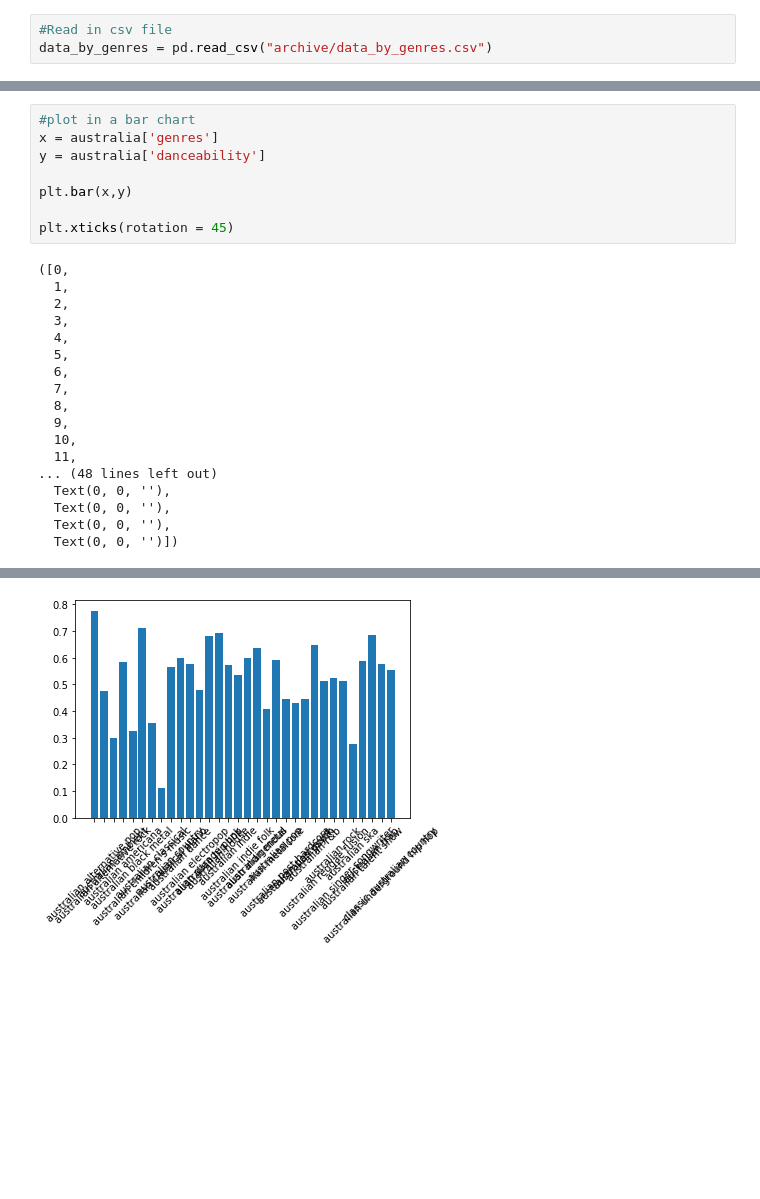
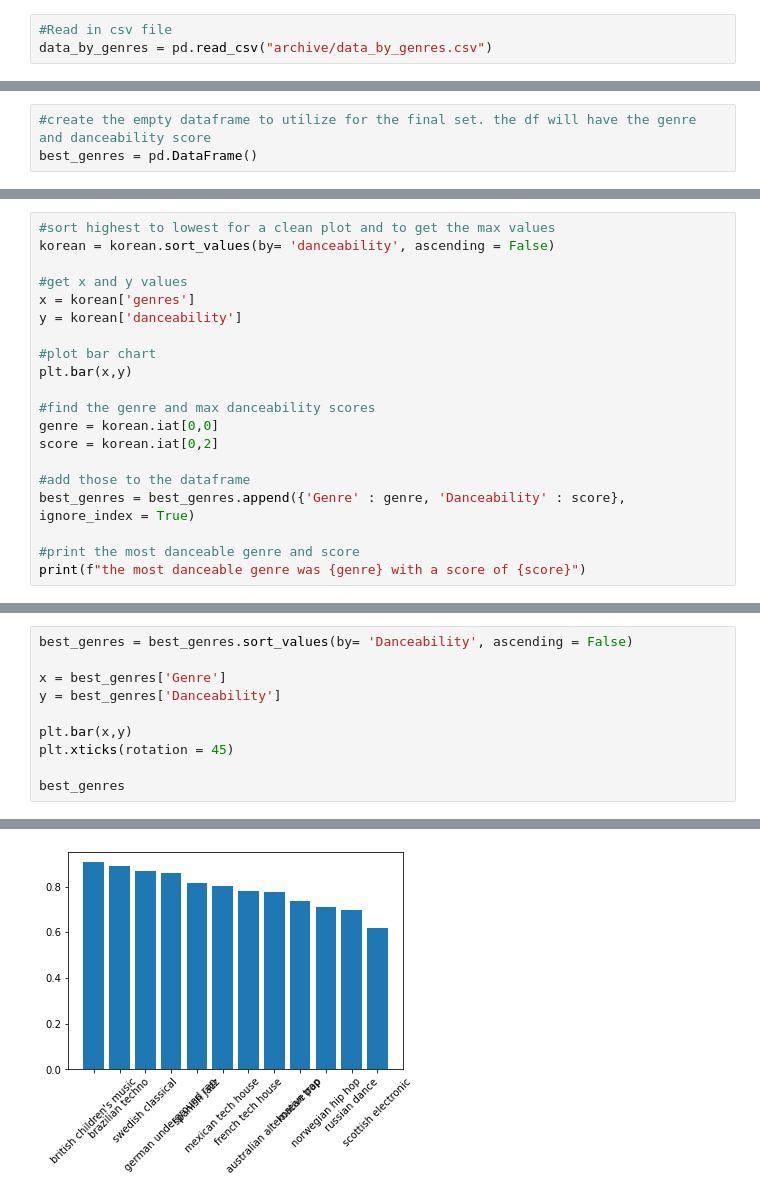
Before and after one commit to collinmpage/NWDS-project-one, a Jupyter notebook: data_visualized.ipynb, the cells around one changed output, grey strips where cells are left out. Drawn from its saved outputs; the diff is of its cells as text; blank space fills up the shorter version.

```diff
--- a/data_visualized.ipynb
+++ b/data_visualized.ipynb
@@ -48,0 +30,3 @@ australia
+# %%
+#create the empty dataframe to utilize for the final set. the df will have the genre and danceability score
+best_genres = pd.DataFrame()
@@ -48,0 +293,20 @@ australia
+# %%
+#sort highest to lowest for a clean plot and to get the max values
+korean = korean.sort_values(by= 'danceability', ascending = False)
+
+#get x and y values
+x = korean['genres']
+y = korean['danceability']
+
+#plot bar chart
+plt.bar(x,y)
+
+#find the genre and max danceability scores
+genre = korean.iat[0,0]
+score = korean.iat[0,2]
+
+#add those to the dataframe
+best_genres = best_genres.append({'Genre' : genre, 'Danceability' : score}, ignore_index = True)
+
+#print the most danceable genre and score
+print(f"the most danceable genre was {genre} with a score of {score}")
@@ -49,26 +316,11 @@ australia
 # %%
-#plot in a bar chart
-x = australia['genres']
-y = australia['danceability']
+best_genres = best_genres.sort_values(by= 'Danceability', ascending = False)
+
+x = best_genres['Genre']
+y = best_genres['Danceability']
 
 plt.bar(x,y)
+plt.xticks(rotation = 45)
 
-plt.xticks(rotation = 45)
+best_genres
 # %% [output]
-([0,
-  1,
-  2,
-  3,
-  4,
-  5,
-  6,
-  7,
-  8,
-  9,
-  10,
-  11,
-... (48 lines left out)
-  Text(0, 0, ''),
-  Text(0, 0, ''),
-  Text(0, 0, ''),
-  Text(0, 0, '')])
@@ -75,2 +340,2 @@ plt.xticks(rotation = 45)
-[figure, old version]
+[figure, new version]
 # %%
```
Also changed, not shown: parts of 21 cells of this notebook.
